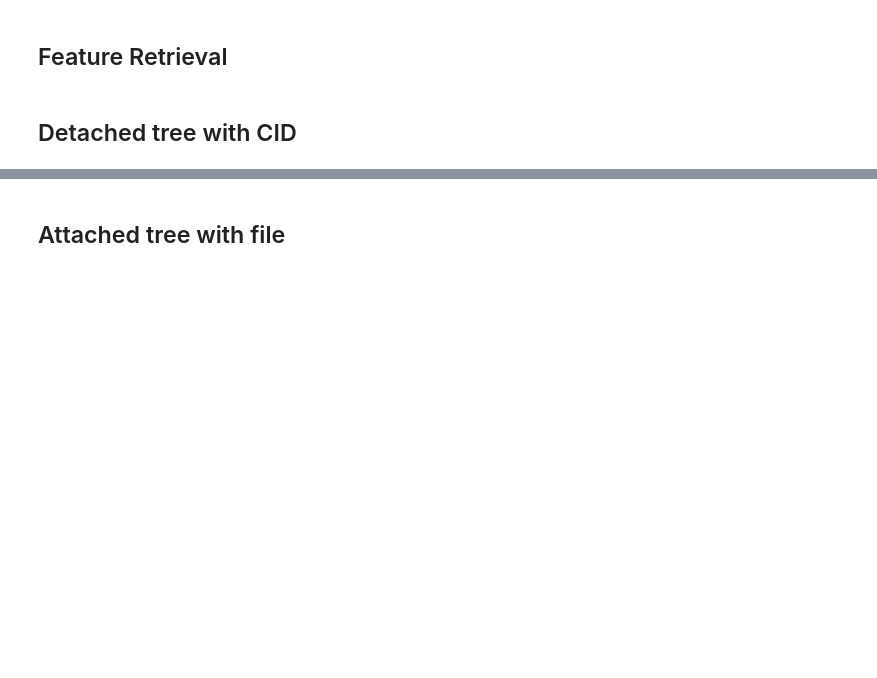
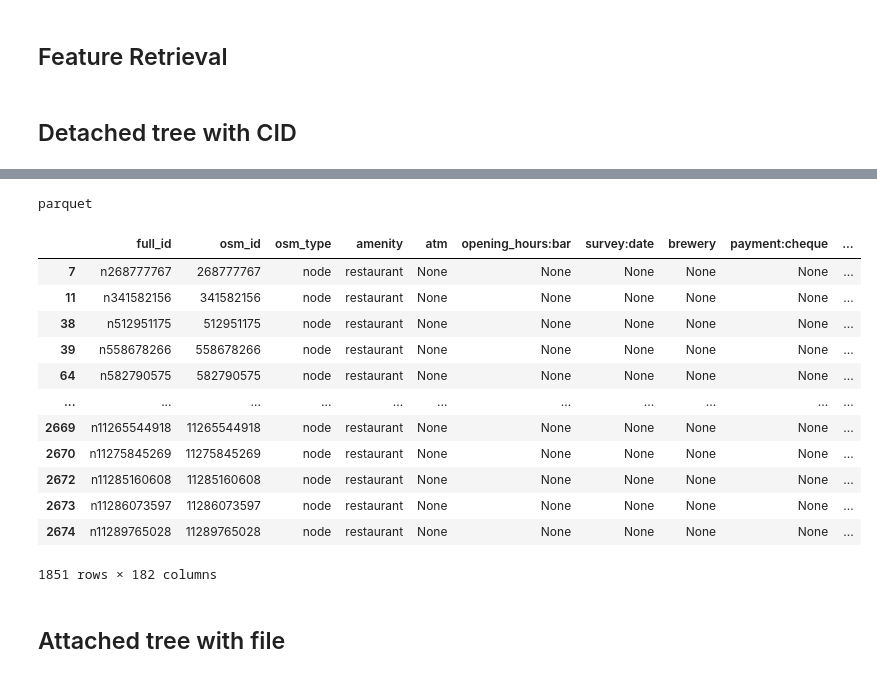
Before and after one commit to easierdata/geohash-cid, a Jupyter notebook: notebooks/geohash_offset.ipynb, the cells around one changed output, grey strips where cells are left out. Cells and saved outputs as stored; diff of their text form; code cells hidden in the pictures; blank space fills up the shorter version.

Commit message:
add parquet to litetreecid

```diff
--- a/notebooks/geohash_offset.ipynb
+++ b/notebooks/geohash_offset.ipynb
@@ -99,0 +133,2 @@ cidtree.generate_tree_index(index_path)
+# %%
+local_index_path = '../data/test/geohash_cid_dc_parq'
@@ -105,5 +146,5 @@ ipfs_add_feature(piece_files)
 # %%
 geojson_path
 # %%
-geohashes = ['dqcnn', 'dqcjz', 'dqcjw', 'dqcjv', 'dqcnp', 'dqcjx', 'dqcjt', 'dqcnj']
+geohashes = ['dqcn', 'dqcj']
 # %%
@@ -113,5 +156,25 @@ len(cids)
+# %%
+cidtree.file_format = 'parquet'
 # %%
-ret = cidtree.retrieve(geohashes,index_path)
+ret = cidtree.retrieve(geohashes,local_index_path)
+# %% [output]
+parquet
+# %%
+ret
+# %% [output]
+|  | full_id | osm_id | osm_type | amenity | atm | opening_hours:bar | survey:date | brewery | payment:cheque | ... |
+| 7 | n268777767 | 268777767 | node | restaurant | None | None | None | None | None | ... |
+| 11 | n341582156 | 341582156 | node | restaurant | None | None | None | None | None | ... |
+| 38 | n512951175 | 512951175 | node | restaurant | None | None | None | None | None | ... |
+| 39 | n558678266 | 558678266 | node | restaurant | None | None | None | None | None | ... |
+| 64 | n582790575 | 582790575 | node | restaurant | None | None | None | None | None | ... |
+| ... | ... | ... | ... | ... | ... | ... | ... | ... | ... | ... |
+| 2669 | n11265544918 | 11265544918 | node | restaurant | None | None | None | None | None | ... |
+| 2670 | n11275845269 | 11275845269 | node | restaurant | None | None | None | None | None | ... |
+| 2672 | n11285160608 | 11285160608 | node | restaurant | None | None | None | None | None | ... |
+| 2673 | n11286073597 | 11286073597 | node | restaurant | None | None | None | None | None | ... |
+| 2674 | n11289765028 | 11289765028 | node | restaurant | None | None | None | None | None | ... |
+1851 rows × 182 columns
 # %%
 from geohashtree.geohashtree import FullTreeFile
 # %% [markdown]
```
Also changed, not shown: parts of 15 cells of this notebook, 3 other files.
